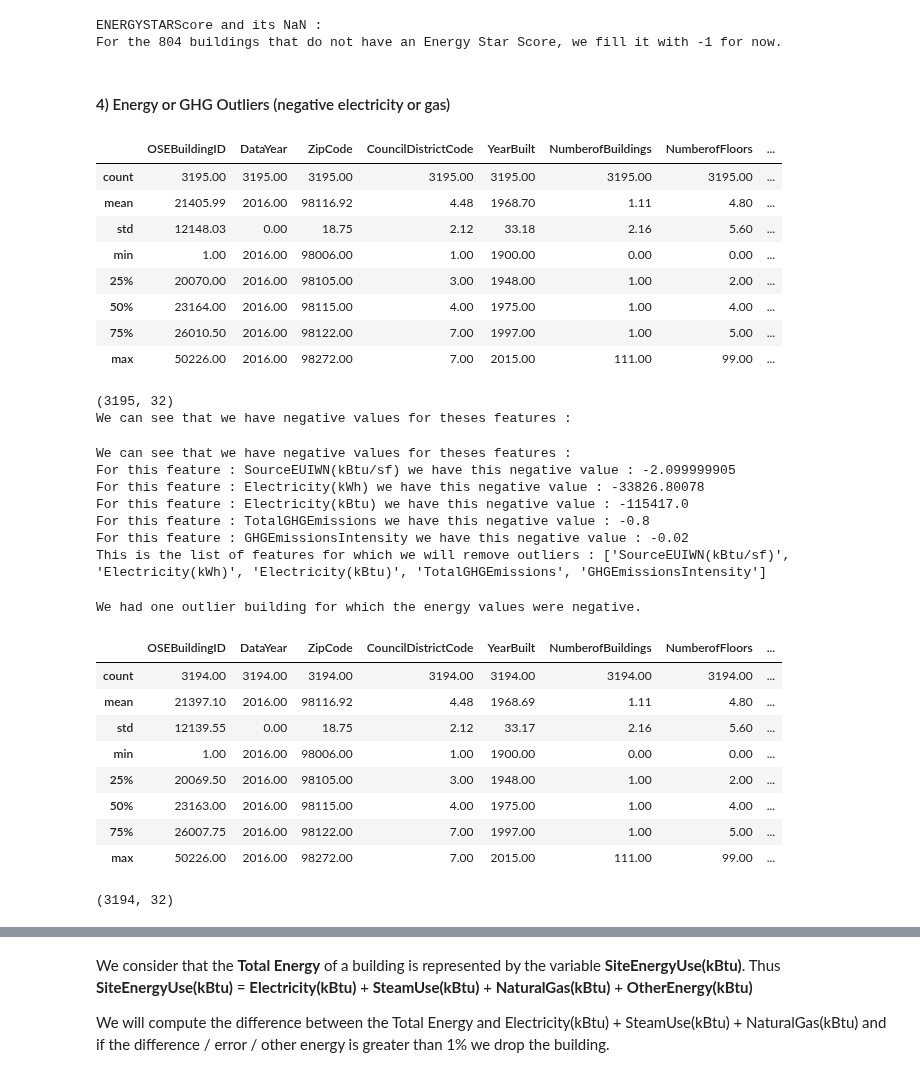
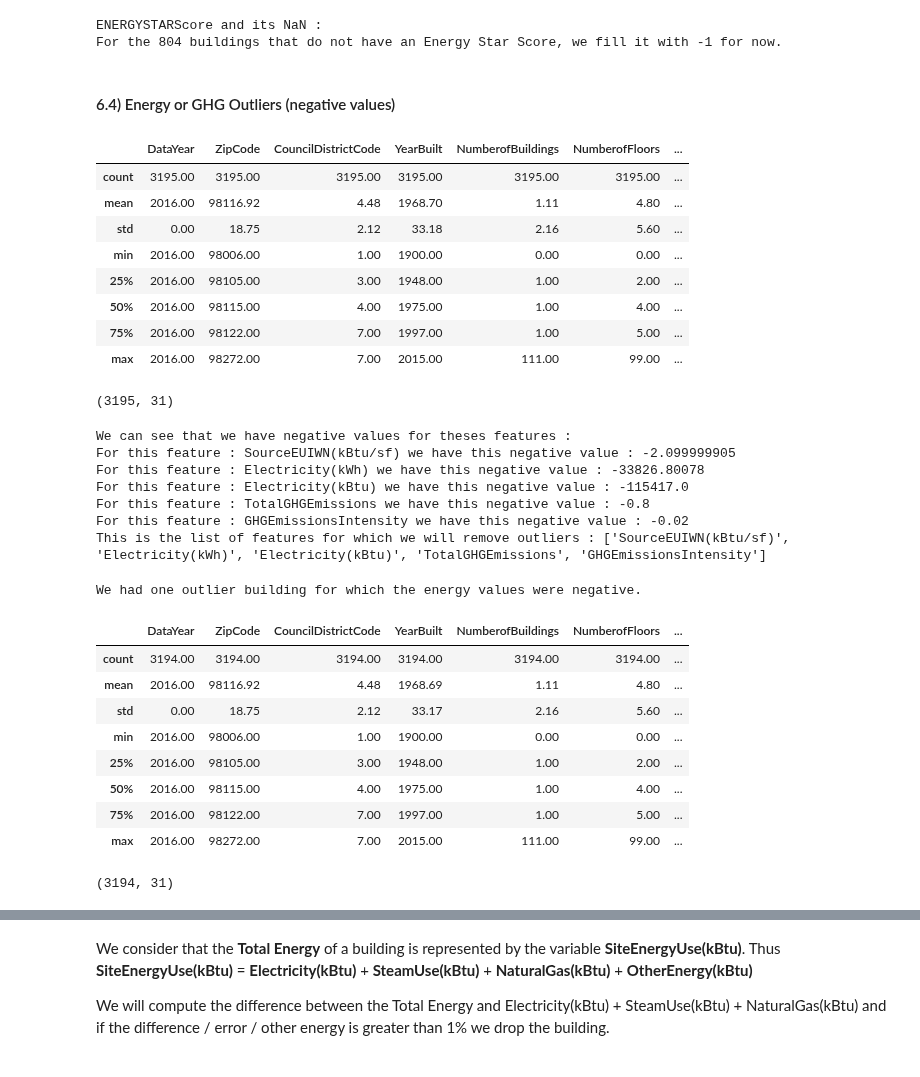
Before and after one commit to oumeima-elgharbi/P4_Data_Science_OpenClassrooms, a Jupyter notebook: P4_01_preprocess.ipynb, the cells around one changed output, grey strips where cells are left out. Drawn from its saved outputs; the diff is of its cells as text; code cells hidden in the pictures.

```diff
--- a/P4_01_preprocess.ipynb
+++ b/P4_01_preprocess.ipynb
@@ -291,7 +291,7 @@ We select the interesting features that will help us predict the energy consumpt
 
 We keep for now **ComplianceStatus** and **Outlier** so that we can remove outlier buildings.
 # %%
-columns_to_drop = ["PropertyName", "ListOfAllPropertyUseTypes", "Address", "City", "State", "TaxParcelIdentificationNumber", "Neighborhood", "YearsENERGYSTARCertified", "DefaultData", "Comments", "Latitude", "Longitude"]
+columns_to_drop = ["OSEBuildingID", "PropertyName", "ListOfAllPropertyUseTypes", "Address", "City", "State", "TaxParcelIdentificationNumber", "Neighborhood", "YearsENERGYSTARCertified", "DefaultData", "Comments", "Latitude", "Longitude"]
 
 print("We remove latitude and longitude so that our algorithm won't have too much features. We will localize the buildings based on the Zip Code and the Council District Code.")
 # %% [output]
@@ -557,33 +557,44 @@ all_data_v4 = fill_nan_column_by_value(all_data_v4, "ENERGYSTARScore", -1)
 ENERGYSTARScore and its NaN :
 For the 804 buildings that do not have an Energy Star Score, we fill it with -1 for now.
 # %% [markdown]
-#### 4) Energy or GHG Outliers (negative electricity or gas)
+#### 6.4) Energy or GHG Outliers (negative values)
 # %%
 display(all_data_v4.describe())
 print(all_data_v4.shape)
 # %% [output]
-|  | OSEBuildingID | DataYear | ZipCode | CouncilDistrictCode | YearBuilt | NumberofBuildings | NumberofFloors | ... |
-| count | 3195.00 | 3195.00 | 3195.00 | 3195.00 | 3195.00 | 3195.00 | 3195.00 | ... |
-| mean | 21405.99 | 2016.00 | 98116.92 | 4.48 | 1968.70 | 1.11 | 4.80 | ... |
-| std | 12148.03 | 0.00 | 18.75 | 2.12 | 33.18 | 2.16 | 5.60 | ... |
-| min | 1.00 | 2016.00 | 98006.00 | 1.00 | 1900.00 | 0.00 | 0.00 | ... |
-| 25% | 20070.00 | 2016.00 | 98105.00 | 3.00 | 1948.00 | 1.00 | 2.00 | ... |
-| 50% | 23164.00 | 2016.00 | 98115.00 | 4.00 | 1975.00 | 1.00 | 4.00 | ... |
-| 75% | 26010.50 | 2016.00 | 98122.00 | 7.00 | 1997.00 | 1.00 | 5.00 | ... |
-| max | 50226.00 | 2016.00 | 98272.00 | 7.00 | 2015.00 | 111.00 | 99.00 | ... |
+|  | DataYear | ZipCode | CouncilDistrictCode | YearBuilt | NumberofBuildings | NumberofFloors | ... |
+| count | 3195.00 | 3195.00 | 3195.00 | 3195.00 | 3195.00 | 3195.00 | ... |
+| mean | 2016.00 | 98116.92 | 4.48 | 1968.70 | 1.11 | 4.80 | ... |
+| std | 0.00 | 18.75 | 2.12 | 33.18 | 2.16 | 5.60 | ... |
+| min | 2016.00 | 98006.00 | 1.00 | 1900.00 | 0.00 | 0.00 | ... |
+| 25% | 2016.00 | 98105.00 | 3.00 | 1948.00 | 1.00 | 2.00 | ... |
+| 50% | 2016.00 | 98115.00 | 4.00 | 1975.00 | 1.00 | 4.00 | ... |
+| 75% | 2016.00 | 98122.00 | 7.00 | 1997.00 | 1.00 | 5.00 | ... |
+| max | 2016.00 | 98272.00 | 7.00 | 2015.00 | 111.00 | 99.00 | ... |
-(3195, 32)
-We can see that we have negative values for theses features :
+(3195, 31)
 # %%
 print("We can see that we have negative values for theses features : ")
 
 all_energy_features = ["SiteEUI(kBtu/sf)", "SiteEUIWN(kBtu/sf)", "SourceEUI(kBtu/sf)", "SourceEUIWN(kBtu/sf)", "SiteEnergyUse(kBtu)", "SiteEnergyUseWN(kBtu)", "SteamUse(kBtu)", "Electricity(kWh)", "Electricity(kBtu)", "NaturalGas(therms)", "NaturalGas(kBtu)", "TotalGHGEmissions", "GHGEmissionsIntensity"]
 
-features_with_negative_values = []
-for energy_feature in all_energy_features:
-    energy_min = all_data_v4[energy_feature].min()
-    if energy_min < 0:
-        print("For this feature :", energy_feature, "we have this negative value :", energy_min)
-        features_with_negative_values.append(energy_feature)
+def verify_min_value(data_frame, all_features, ceiling):
+    """
+
+    :param data_frame:
+    :param all_features:
+    :param ceiling:
+    :return:
+    """
+
+    features_with_negative_values = []
+    for energy_feature in all_features:
+        energy_min = data_frame[energy_feature].min()
+        if energy_min < ceiling:
+            print("For this feature :", energy_feature, "we have this negative value :", energy_min)
+            features_with_negative_values.append(energy_feature)
+    return features_with_negative_values
+
+features_with_negative_values = verify_min_value(all_data_v4, all_energy_features, 0)
 
 print("This is the list of features for which we will remove outliers :", features_with_negative_values)
 # %% [output]
@@ -595,31 +606,33 @@ For this feature : TotalGHGEmissions we have this negative value : -0.8
 For this feature : GHGEmissionsIntensity we have this negative value : -0.02
 This is the list of features for which we will remove outliers : ['SourceEUIWN(kBtu/sf)', 'Electricity(kWh)', 'Electricity(kBtu)', 'TotalGHGEmissions', 'GHGEmissionsIntensity']
 # %%
-def removing_energy_outliers(data_frame, energy_feature, ceiling):
+def removing_outliers(data_frame, feature, ceiling, less_than_or_equal=True):
     """
 
     :param data_frame:
     :param energy_feature:
     :return:
     """
-    df = data_frame[data_frame[energy_feature] >= ceiling]
+    if less_than_or_equal:
+        df = data_frame[data_frame[feature] <= ceiling]
+    else:
+        df = data_frame[data_frame[feature] >= ceiling]
     return df
 
-all_data_v5 = removing_energy_outliers(all_data_v4, "SourceEUIWN(kBtu/sf)", 0)
-
+all_data_v5 = removing_outliers(all_data_v4, "SourceEUIWN(kBtu/sf)", 0, less_than_or_equal=False)
 print("We had one outlier building for which the energy values were negative.")
 
 display(all_data_v5.describe())
 print(all_data_v5.shape)
 # %% [output]
 We had one outlier building for which the energy values were negative.
-|  | OSEBuildingID | DataYear | ZipCode | CouncilDistrictCode | YearBuilt | NumberofBuildings | NumberofFloors | ... |
-| count | 3194.00 | 3194.00 | 3194.00 | 3194.00 | 3194.00 | 3194.00 | 3194.00 | ... |
-| mean | 21397.10 | 2016.00 | 98116.92 | 4.48 | 1968.69 | 1.11 | 4.80 | ... |
-| std | 12139.55 | 0.00 | 18.75 | 2.12 | 33.17 | 2.16 | 5.60 | ... |
-| min | 1.00 | 2016.00 | 98006.00 | 1.00 | 1900.00 | 0.00 | 0.00 | ... |
-| 25% | 20069.50 | 2016.00 | 98105.00 | 3.00 | 1948.00 | 1.00 | 2.00 | ... |
-| 50% | 23163.00 | 2016.00 | 98115.00 | 4.00 | 1975.00 | 1.00 | 4.00 | ... |
-| 75% | 26007.75 | 2016.00 | 98122.00 | 7.00 | 1997.00 | 1.00 | 5.00 | ... |
-| max | 50226.00 | 2016.00 | 98272.00 | 7.00 | 2015.00 | 111.00 | 99.00 | ... |
+|  | DataYear | ZipCode | CouncilDistrictCode | YearBuilt | NumberofBuildings | NumberofFloors | ... |
+| count | 3194.00 | 3194.00 | 3194.00 | 3194.00 | 3194.00 | 3194.00 | ... |
+| mean | 2016.00 | 98116.92 | 4.48 | 1968.69 | 1.11 | 4.80 | ... |
+| std | 0.00 | 18.75 | 2.12 | 33.17 | 2.16 | 5.60 | ... |
+| min | 2016.00 | 98006.00 | 1.00 | 1900.00 | 0.00 | 0.00 | ... |
+| 25% | 2016.00 | 98105.00 | 3.00 | 1948.00 | 1.00 | 2.00 | ... |
+| 50% | 2016.00 | 98115.00 | 4.00 | 1975.00 | 1.00 | 4.00 | ... |
+| 75% | 2016.00 | 98122.00 | 7.00 | 1997.00 | 1.00 | 5.00 | ... |
+| max | 2016.00 | 98272.00 | 7.00 | 2015.00 | 111.00 | 99.00 | ... |
-(3194, 32)
+(3194, 31)
```
Also changed, not shown: parts of 35 cells of this notebook, 2 other files.
